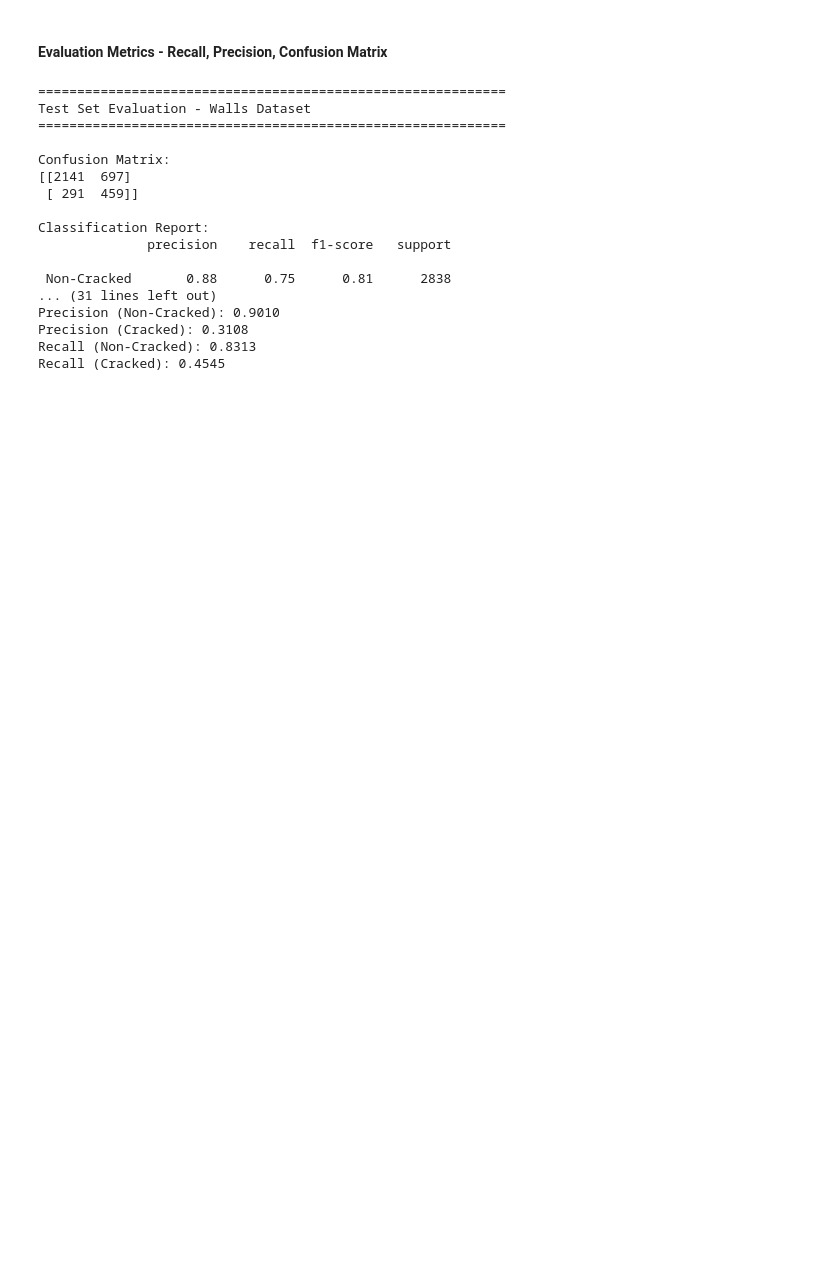
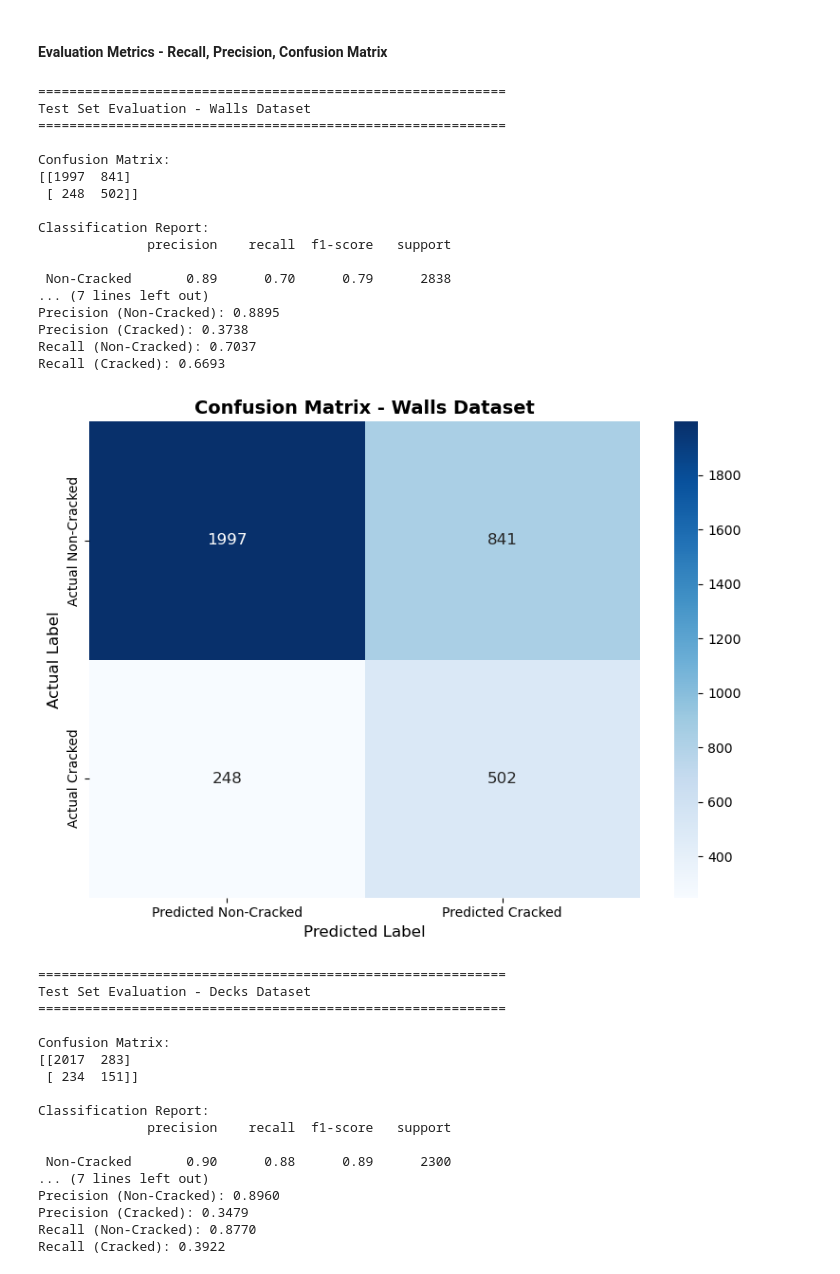
Before and after one commit to PengYongxi-machine-learning/Crack-Identification---Group-A, a Jupyter notebook: Phase 2.1 - CNN model.ipynb, the cells around one changed output. Saved outputs shown, nothing was run; the diff lists cells and outputs as text; code cells hidden in the pictures; blank space fills up the shorter version.

```diff
--- a/Phase 2.1 - CNN model.ipynb
+++ b/Phase 2.1 - CNN model.ipynb
@@ -319,7 +322,7 @@ Early stopping triggered (F1 score not improving).
 # %% [markdown]
 #### Evaluation Metrics - Recall, Precision, Confusion Matrix
 # %%
-def evaluate_model(model, test_loader, device, dataset_name=""):
+def evaluate_model(model, test_loader, device, threshold=0.5, dataset_name=""):
     # Evaluate model and compute recall, precision, confusion matrix
     model.eval()
     all_preds = []
@@ -329,13 +332,10 @@ def evaluate_model(model, test_loader, device, dataset_name=""):
         for images, labels in test_loader:
             images = images.to(device)
             labels = labels.to(device)
-
             logits = model(images).squeeze(1)
-            preds = (torch.sigmoid(logits) >= 0.5).float()
-
+            preds = (torch.sigmoid(logits) >= threshold).float()
             all_preds.extend(preds.cpu().numpy())
             all_labels.extend(labels.cpu().numpy())
-
     all_preds = np.array(all_preds)
     all_labels = np.array(all_labels)
 
@@ -347,41 +347,71 @@ def evaluate_model(model, test_loader, device, dataset_name=""):
     print(f"\n{'='*60}")
     print(f"Test Set Evaluation - {dataset_name}")
     print(f"{'='*60}")
     print(f"\nConfusion Matrix:\n{cm}")
     print(f"\nClassification Report:\n{classification_report(all_labels, all_preds, target_names=['Non-Cracked', 'Cracked'])}")
 
     # Extract metrics
     recall_non_cracked = report['Non-Cracked']['recall']
     recall_cracked = report['Cracked']['recall']
     precision_non_cracked = report['Non-Cracked']['precision']
     precision_cracked = report['Cracked']['precision']
 
     print(f"\nPrecision (Non-Cracked): {precision_non_cracked:.4f}")
     print(f"Precision (Cracked): {precision_cracked:.4f}")
     print(f"Recall (Non-Cracked): {recall_non_cracked:.4f}")
     print(f"Recall (Cracked): {recall_cracked:.4f}")
 
+    # Visualize Confusion Matrix
+    plt.figure(figsize=(8, 6))
+    sns.heatmap(cm, annot=True, fmt='d', cmap='Blues', cbar=True,
+                xticklabels=['Predicted Non-Cracked', 'Predicted Cracked'],
+                yticklabels=['Actual Non-Cracked', 'Actual Cracked'],
+                annot_kws={'size': 12})
+    plt.title(f'Confusion Matrix - {dataset_name}', fontsize=14, fontweight='bold')
+    plt.ylabel('Actual Label', fontsize=12)
+    plt.xlabel('Predicted Label', fontsize=12)
+    plt.tight_layout()
+    plt.show()
+
     return cm, report, all_preds, all_labels
 
 
-# Evaluate both models on test sets
-cm_walls, report_walls, preds_walls, labels_walls = evaluate_model(model_walls, test_loader_walls, device, "Walls Dataset")
-cm_decks, report_decks, preds_decks, labels_decks = evaluate_model(model_decks, test_loader_decks, device, "Decks Dataset")
+# Evaluate both models on test sets(use threshold of 0.5 for initial evaluation)
+cm_walls, report_walls, preds_walls, labels_walls = evaluate_model(model_walls, test_loader_walls, device, threshold=0.5, dataset_name="Walls Dataset")
+cm_decks, report_decks, preds_decks, labels_decks = evaluate_model(model_decks, test_loader_decks, device, threshold=0.5, dataset_name="Decks Dataset")
 # %% [output]
 ============================================================
 Test Set Evaluation - Walls Dataset
 ============================================================
 
 Confusion Matrix:
-[[2141  697]
- [ 291  459]]
+[[1997  841]
+ [ 248  502]]
 
 Classification Report:
               precision    recall  f1-score   support
 
- Non-Cracked       0.88      0.75      0.81      2838
-... (31 lines left out)
-Precision (Non-Cracked): 0.9010
-Precision (Cracked): 0.3108
-Recall (Non-Cracked): 0.8313
-Recall (Cracked): 0.4545
+ Non-Cracked       0.89      0.70      0.79      2838
+... (7 lines left out)
+Precision (Non-Cracked): 0.8895
+Precision (Cracked): 0.3738
+Recall (Non-Cracked): 0.7037
+Recall (Cracked): 0.6693
+[figure, added]
+============================================================
+Test Set Evaluation - Decks Dataset
+============================================================
+
+Confusion Matrix:
+[[2017  283]
+ [ 234  151]]
+
+Classification Report:
+              precision    recall  f1-score   support
+
+ Non-Cracked       0.90      0.88      0.89      2300
+... (7 lines left out)
+Precision (Non-Cracked): 0.8960
+Precision (Cracked): 0.3479
+Recall (Non-Cracked): 0.8770
+Recall (Cracked): 0.3922
```
Also changed, not shown: parts of 7 cells of this notebook, 1 other file.
